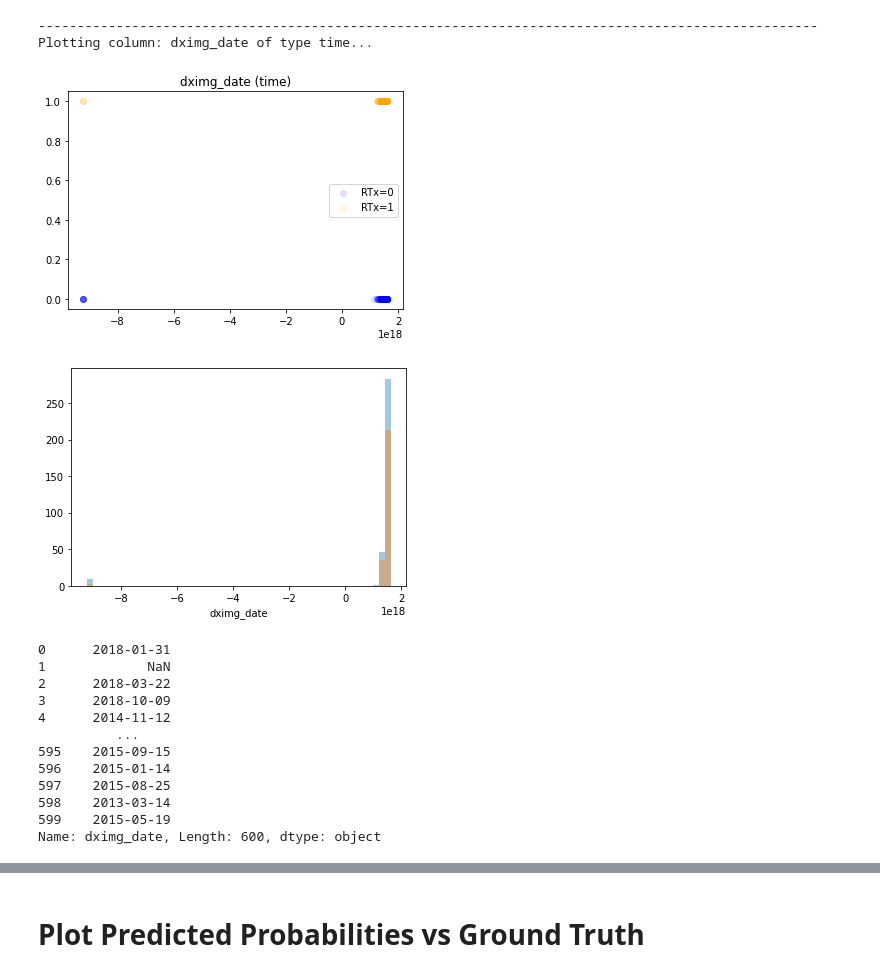
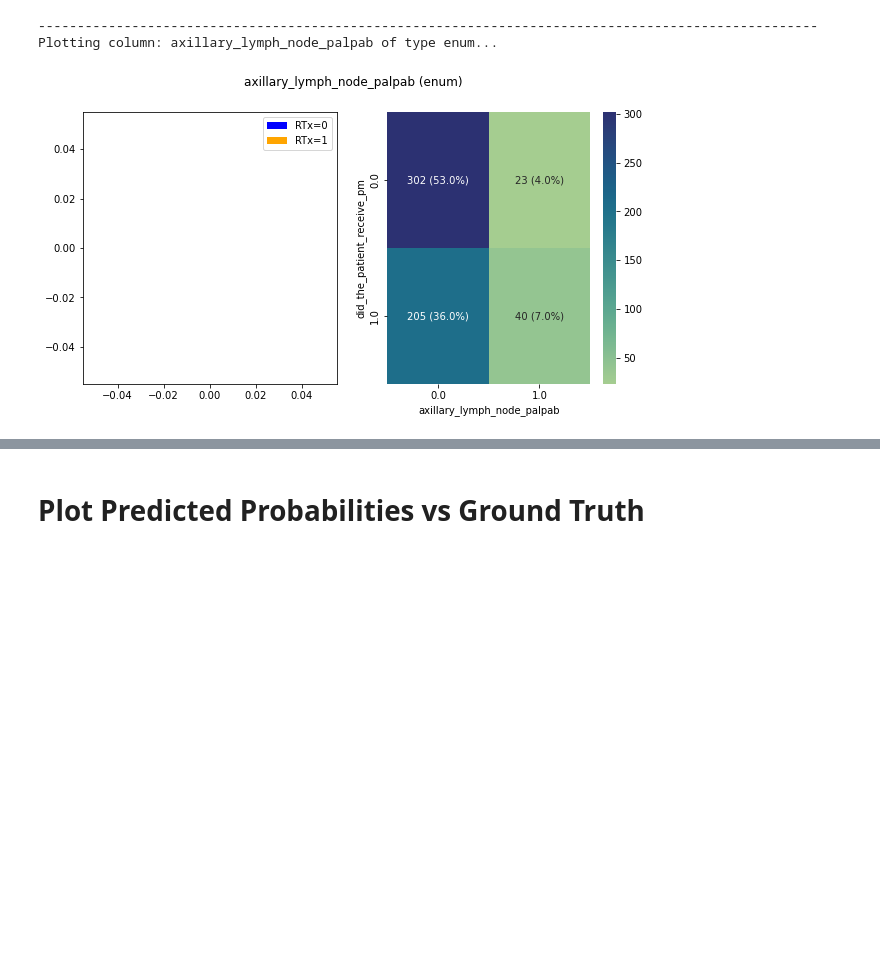
Before and after one commit to chen-yifu/Radiotherapy-Prediction, a Jupyter notebook: notebooks/RTx Data Visualization.ipynb, the cells around one changed output, grey strips where cells are left out. Saved outputs shown, nothing was run; the diff lists cells and outputs as text; code cells hidden in the pictures; blank space fills up the shorter version.

```diff
--- a/notebooks/RTx Data Visualization.ipynb
+++ b/notebooks/RTx Data Visualization.ipynb
@@ -51,7 +51,7 @@ col_types = {
  'dximg___3': 'enum',
  'dximg_date': 'time',
  'img_size': 'real',
- 'foci': 'enum',
+ 'foci': 'int',
  'tumor_stge': 'enum',
  'abnormal_lymph': 'enum',
 'abnormal_ln_size': 'real',
@@ -222,23 +214,52 @@ Plotting column: surgical_indication1_primary_treatment___1 of type enum...
-# %%
-plot_col("dximg_date")
-df["dximg_date"]
-# %% [output]
-----------------------------------------------------------------------------------------------------
-Plotting column: dximg_date of type time...
-[figure, removed]
-[figure, removed]
-0      2018-01-31
-1             NaN
-2      2018-03-22
-3      2018-10-09
-4      2014-11-12
-          ...
-595    2015-09-15
-596    2015-01-14
-597    2015-08-25
-598    2013-03-14
-599    2015-05-19
-Name: dximg_date, Length: 600, dtype: object
+# %%
+col_name = "axillary_lymph_node_palpab"
+print("-"*100)
+if col_name not in col_types:
+    print(f"The column type for {col_name} is unspecified. Please check.")
+
+col_type = col_types[col_name]
+print(f"Plotting column: {col_name} of type {col_type}...\n")
+pos_df = df.loc[df["did_the_patient_receive_pm"] == 1, col_name]
+neg_df = df.loc[df["did_the_patient_receive_pm"] == 0, col_name]
+if col_type == "time":
+    pos_df = pos_df.apply(lambda x: pd.to_datetime(x).value)
+    neg_df = neg_df.apply(lambda x: pd.to_datetime(x).value)
+
+fig, (ax1, ax2) = plt.subplots(1, 2,figsize=(10,5))
+fig.suptitle("{} ({})".format(col_name, col_type))
+
+if col_type == "enum": # Plot overlapping histograms
+    bins = np.linspace(min(min(pos_df), min(neg_df)), max(max(pos_df), max(neg_df)), 20)
+    neg_df = neg_df.fillna(-1)
+    pos_df = pos_df.fillna(-1)
+    ax1.hist([neg_df, pos_df], bins, label=['RTx=0', 'RTx=1'], color=["blue", "orange"])
+    ax1.legend(loc='best')
+    contingency_table = pd.crosstab(df["did_the_patient_receive_pm"], df[col_name], margins=False, dropna=False)
+    percent = pd.crosstab(df["did_the_patient_receive_pm"], df[col_name], margins=False, normalize='all').values
+
+    str_percent = []
+    for i, row in enumerate(percent):
+        temp = []
+        for j, v in enumerate(row):
+            v = round(v * 100, 1)
+            temp.append(f"{contingency_table.iloc[i, j]} ({str(v)}%)")
+
+        str_percent.append(temp)
+    str_percent = np.asarray(str_percent).reshape(contingency_table.shape)
+    sns.heatmap(contingency_table, annot=str_percent, fmt="", ax=ax2, cmap='crest')
+    plt.show()
+else:
+
+    ax1.scatter(neg_df, [0] * len(neg_df), label='RTx=0', c="blue", alpha=0.1)
+    ax1.scatter(pos_df, [1] * len(pos_df), label='RTx=1', c="orange", alpha=0.1)
+    ax1.legend(loc='best')
+    sns.distplot(neg_df,  kde=False, label='RTx=0')
+    sns.distplot(pos_df,  kde=False,label='RTx=1')
+    fig.show()
+# %% [output]
+----------------------------------------------------------------------------------------------------
+Plotting column: axillary_lymph_node_palpab of type enum...
+[figure, added]
 # %%
 # Plot all columns
 for col_name in list(df.columns)[2:]:
```
Also changed, not shown: parts of 4 cells of this notebook, 2 other files.
